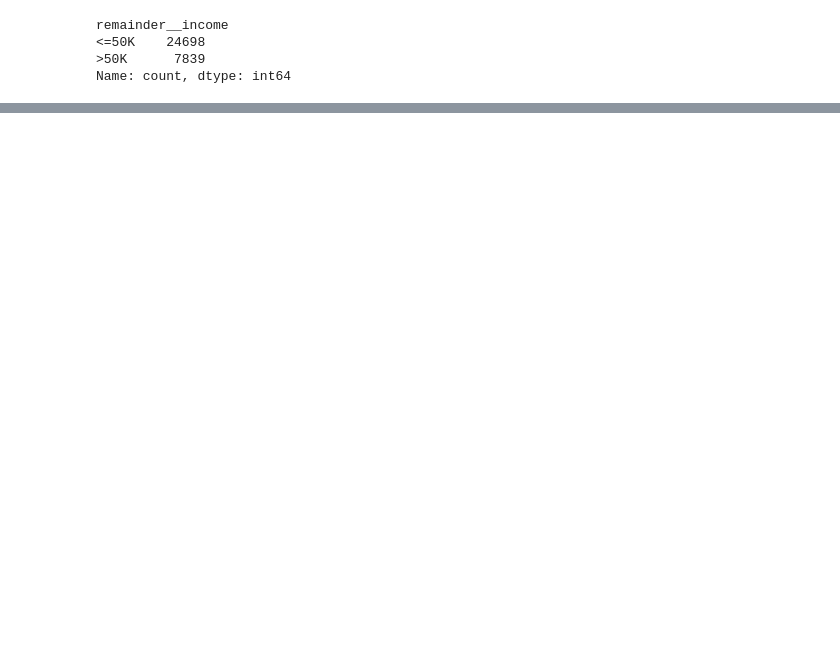
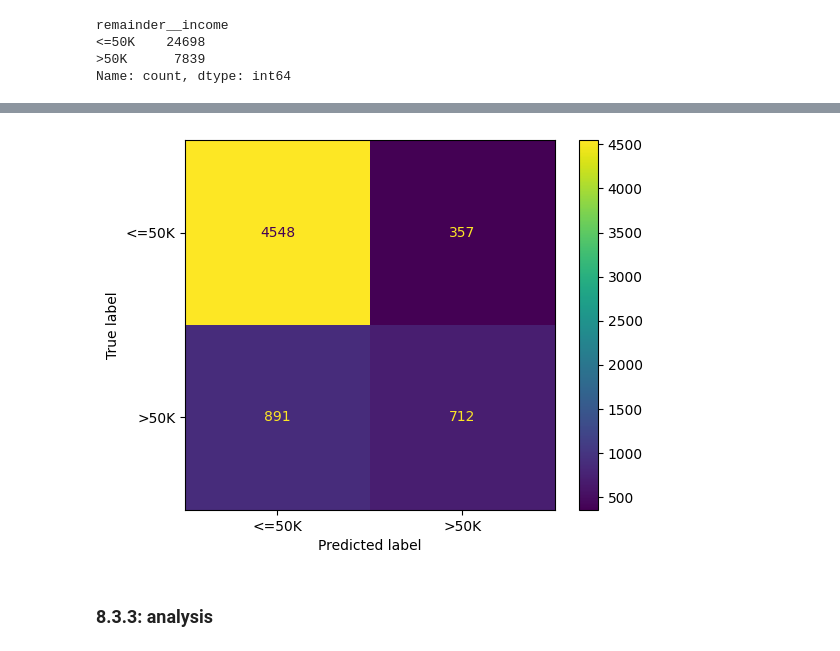
Before and after one commit to jewbe22/eecs3401-intro-to-AI, a Jupyter notebook: assignment/2/A2-Geon-Kim.ipynb, the cells around one changed output, grey strips where cells are left out. Saved outputs shown, nothing was run; the diff lists cells and outputs as text; code cells hidden in the pictures; blank space fills up the shorter version.

```diff
--- a/assignment/2/A2-Geon-Kim.ipynb
+++ b/assignment/2/A2-Geon-Kim.ipynb
@@ -212,0 +309,3 @@ Name: count, dtype: int64
+# %%
+svm_model = SVC(kernel='rbf', gamma=1, C=10)
+svm_model.fit(X_train, y_train)
@@ -212,0 +314,4 @@ Name: count, dtype: int64
+# %%
+y_pred = svm_model.predict(X_test)
+
+print(classification_report(y_test, y_pred))
@@ -212,0 +327,6 @@ Name: count, dtype: int64
+# %%
+display = ConfusionMatrixDisplay.from_predictions(y_test, y_pred)
+# %% [output]
+[figure, added]
+# %% [markdown]
+### 8.3.3: analysis
```
Also changed, not shown: parts of 26 cells of this notebook.
